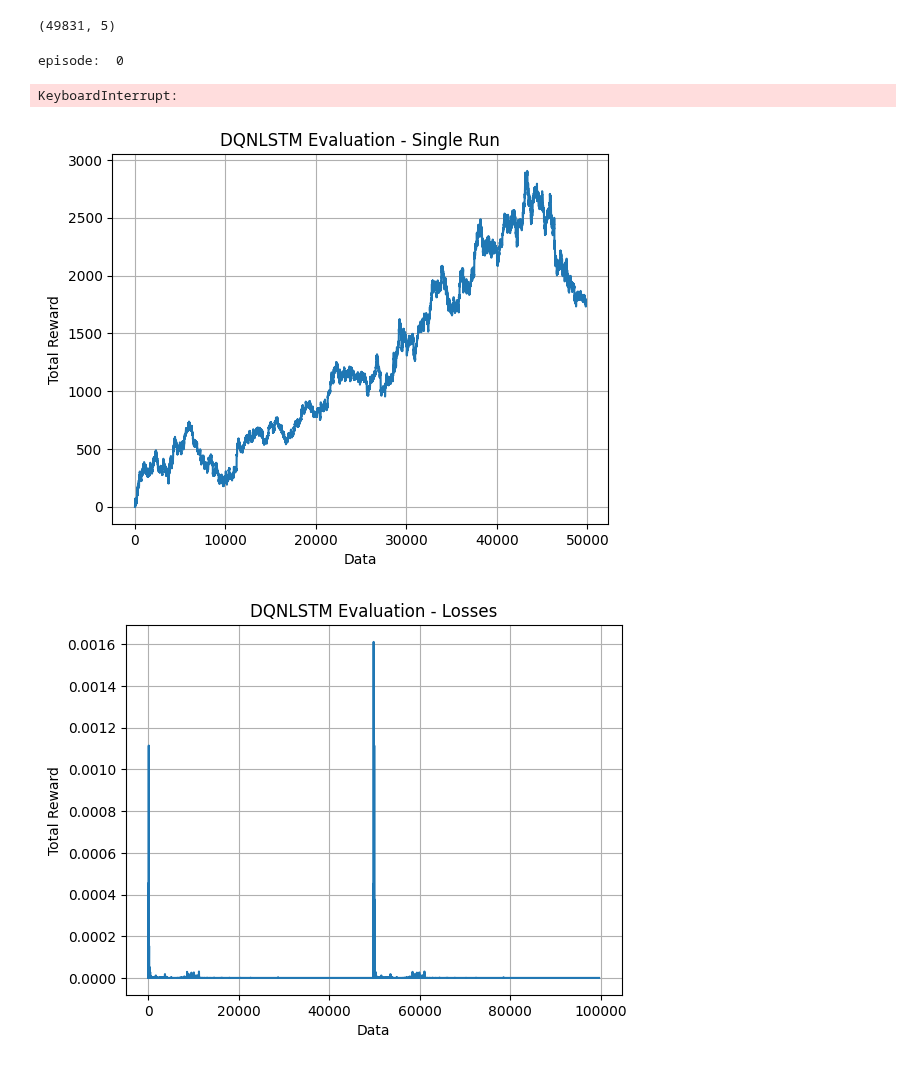
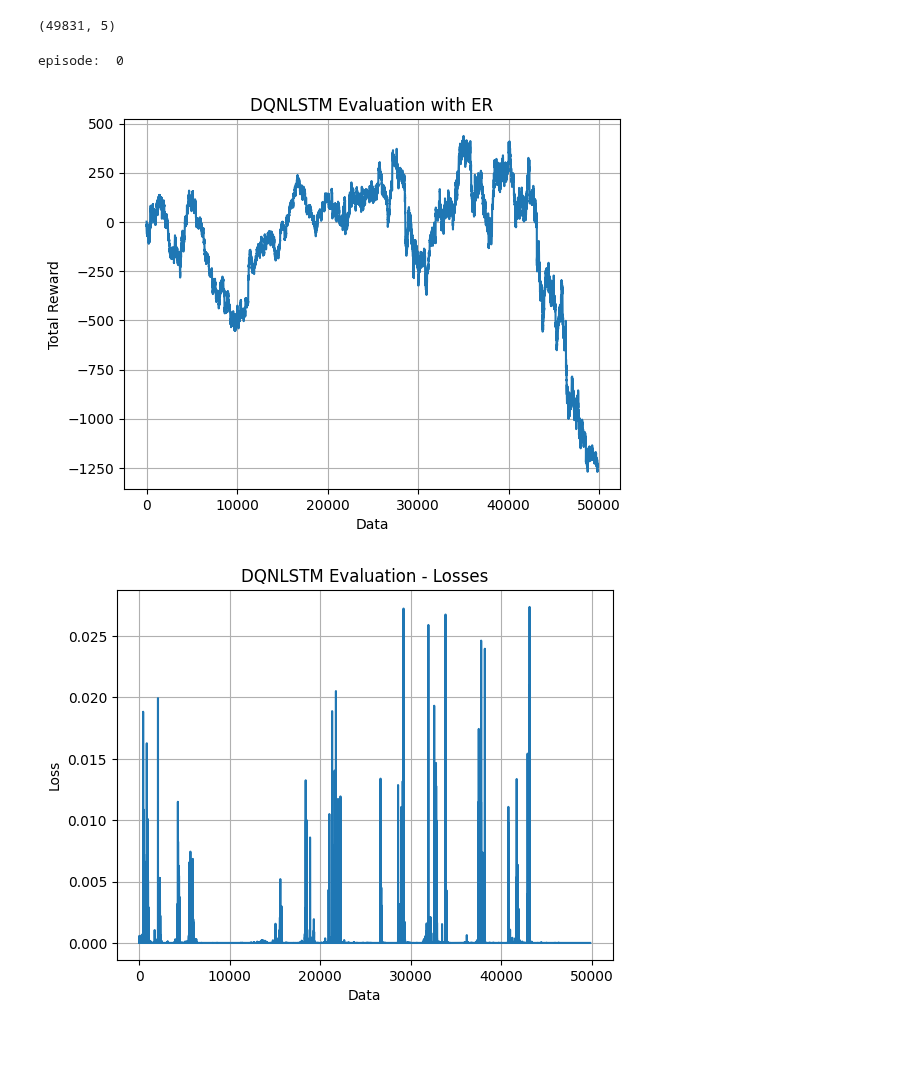
Before and after one commit to Suraj6E/EURUSD-DQN-LSTM, a Jupyter notebook: DQN-LSTM-ER.ipynb, the cells around one changed output. Cells and saved outputs as stored; diff of their text form; code cells hidden in the pictures.

```diff
--- a/DQN-LSTM-ER.ipynb
+++ b/DQN-LSTM-ER.ipynb
@@ -446,7 +446,7 @@ output_dim = env.action_space.n
 
 hidden_dim = 64  # Dimensionality of the hidden state in LSTM
 gamma = 0.99
-batch_size = 10
+batch_size = 1
 epsilon = 0.1
 lr = 1e-3
 target_update = 10
@@ -498,5 +498,4 @@ for episode in range(num_episodes):
 env.close()
 # %% [output]
 episode:  0
-KeyboardInterrupt:
 # %%
@@ -506,25 +505,25 @@ single_loss = all_losses[0:len(data)-100]
 # %%
 
 # Plot the evaluation rewards
-plt.plot(single_reward)
+plt.plot(all_rewards)
 plt.xlabel('Data')
 plt.ylabel('Total Reward')
-plt.title('DQNLSTM Evaluation - Single Run')
+plt.title('DQNLSTM Evaluation with ER')
 plt.grid(True)
 plt.show()
 # %% [output]
-[figure, old version]
+[figure, new version]
 # %%
 
 # Plot the evaluation rewards
 plt.plot(all_losses)
 plt.xlabel('Data')
-plt.ylabel('Total Reward')
+plt.ylabel('Loss')
 plt.title('DQNLSTM Evaluation - Losses')
 plt.grid(True)
 plt.show()
 # %% [output]
-[figure, old version]
+[figure, new version]
 # %%
 plt.figure(figsize=(16, 6))
 env.unwrapped.render_all()
```
Also changed, not shown: parts of 2 cells of this notebook, 1 other file.
